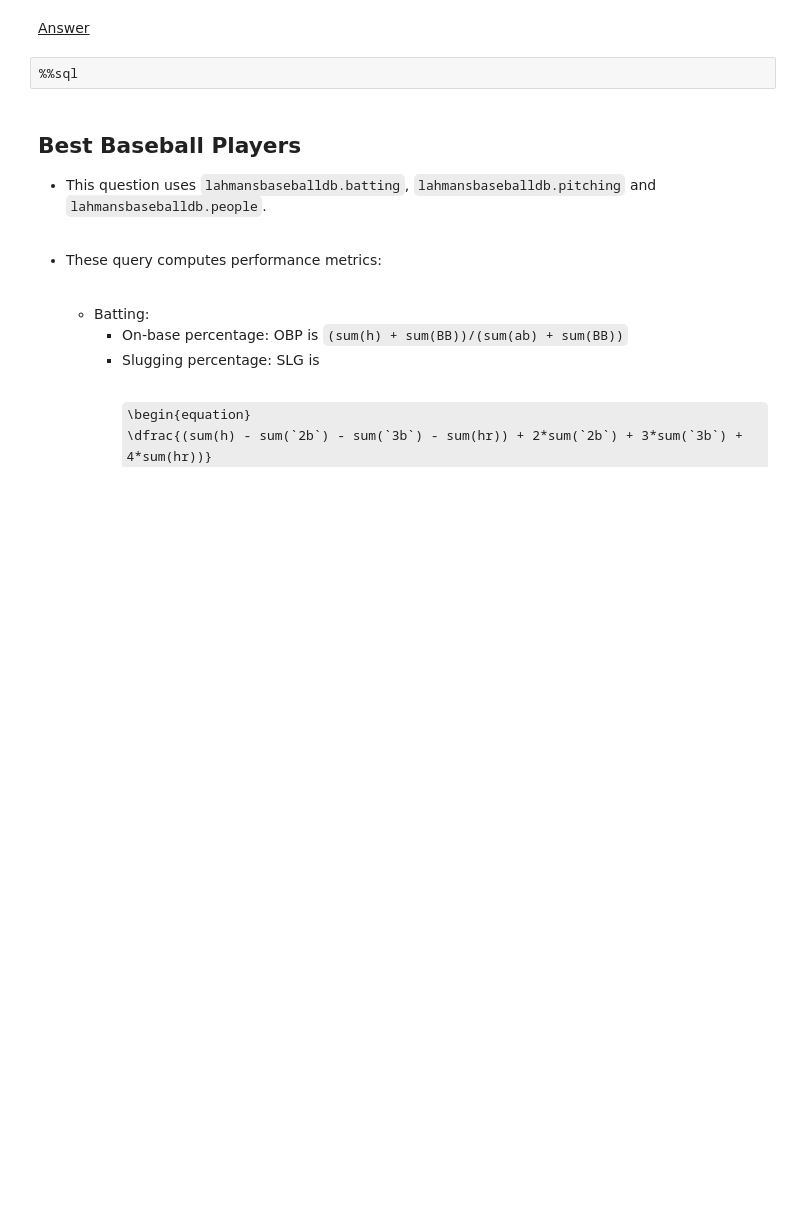
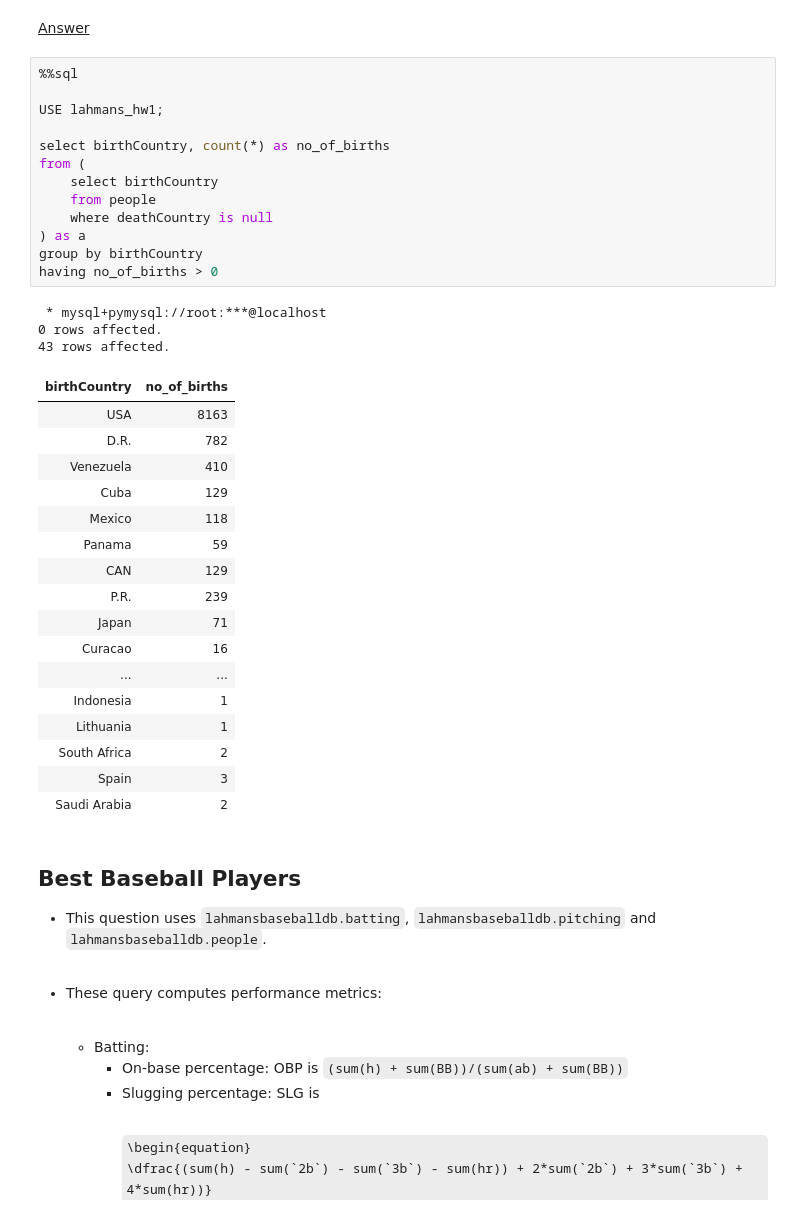
Before and after one commit to YuanxiLi-0303/Intro-to-Databases-F23, a Jupyter notebook: Midterm/Midterm/F23_W4111_Midterm.ipynb, the cells around one changed output. Saved outputs shown, nothing was run; the diff lists cells and outputs as text; some formulas as TeX source; blank space fills up the shorter version.

```diff
--- a/Midterm/Midterm/F23_W4111_Midterm.ipynb
+++ b/Midterm/Midterm/F23_W4111_Midterm.ipynb
@@ -319,8 +435,40 @@ _DDL_
 - You may create indexes to improve performance.
 # %% [markdown]
 <u>Answer</u>
-# %%
-%%sql
+# %%
+%%sql
+
+USE lahmans_hw1;
+
+select birthCountry, count(*) as no_of_births
+from (
+    select birthCountry
+    from people
+    where deathCountry is null
+) as a
+group by birthCountry
+having no_of_births > 0
+# %% [output]
+ * mysql+pymysql://root:***@localhost
+0 rows affected.
+43 rows affected.
+| birthCountry | no_of_births |
+| USA | 8163 |
+| D.R. | 782 |
+| Venezuela | 410 |
+| Cuba | 129 |
+| Mexico | 118 |
+| Panama | 59 |
+| CAN | 129 |
+| P.R. | 239 |
+| Japan | 71 |
+| Curacao | 16 |
+| ... | ... |
+| Indonesia | 1 |
+| Lithuania | 1 |
+| South Africa | 2 |
+| Spain | 3 |
+| Saudi Arabia | 2 |
 # %% [markdown]
 ## Best Baseball Players
 
```
Also changed, not shown: parts of 14 cells of this notebook, 2 other files.
